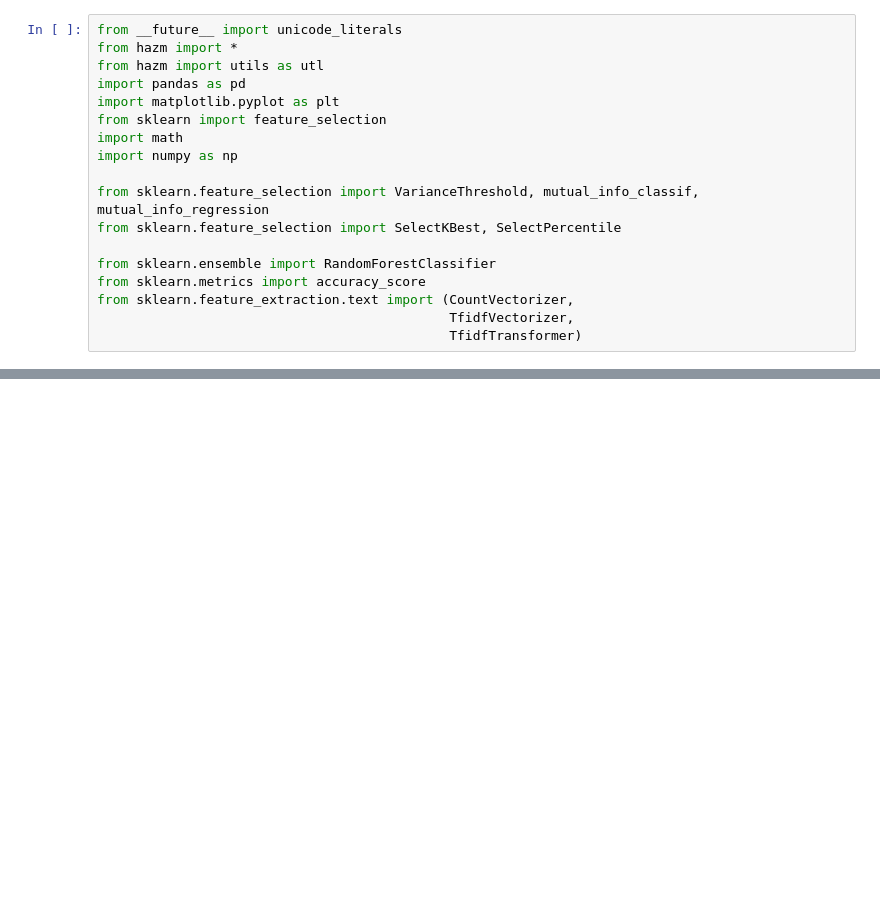
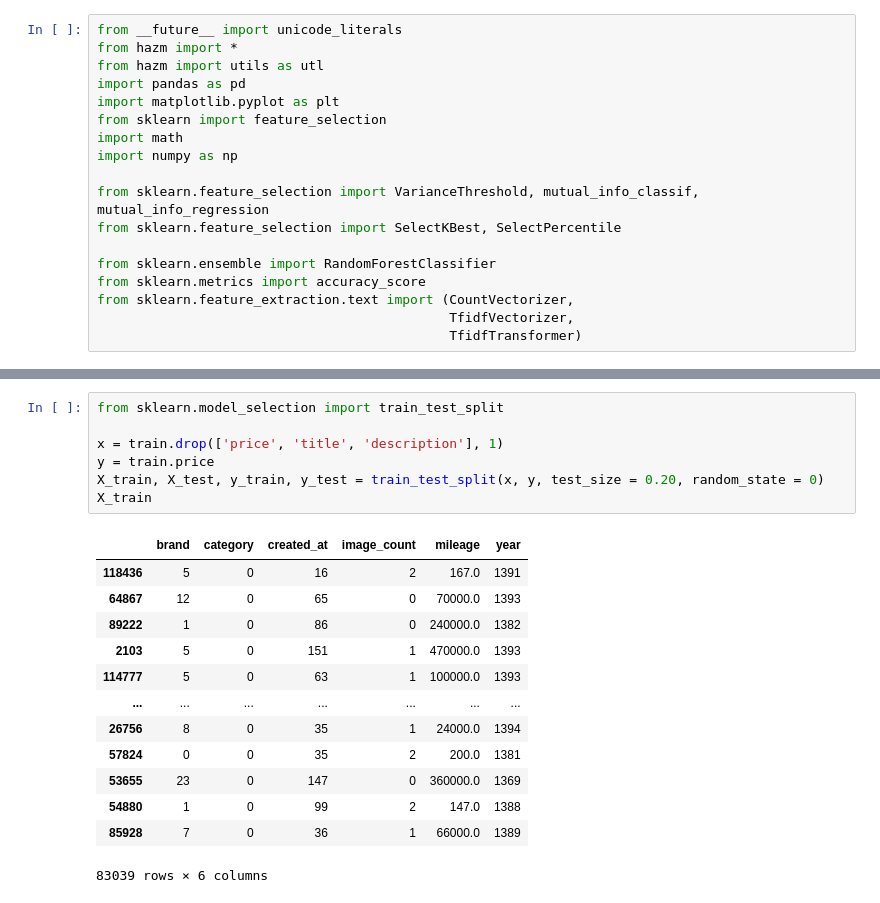
Before and after one commit to alirezasalamat/AI-CarPricePrediction, a Jupyter notebook: CarPricePrediction.ipynb, the cells around one changed output, grey strips where cells are left out. Saved outputs shown, nothing was run; the diff lists cells and outputs as text; blank space fills up the shorter version.

```diff
--- a/CarPricePrediction.ipynb
+++ b/CarPricePrediction.ipynb
@@ -63,0 +124,21 @@ train['brand'] = train['brand'].replace(brand_dict)
+# %%
+from sklearn.model_selection import train_test_split
+
+x = train.drop(['price', 'title', 'description'], 1)
+y = train.price
+X_train, X_test, y_train, y_test = train_test_split(x, y, test_size = 0.20, random_state = 0)
+X_train
+# %% [output]
+|  | brand | category | created_at | image_count | mileage | year |
+| 118436 | 5 | 0 | 16 | 2 | 167.0 | 1391 |
+| 64867 | 12 | 0 | 65 | 0 | 70000.0 | 1393 |
+| 89222 | 1 | 0 | 86 | 0 | 240000.0 | 1382 |
+| 2103 | 5 | 0 | 151 | 1 | 470000.0 | 1393 |
+| 114777 | 5 | 0 | 63 | 1 | 100000.0 | 1393 |
+| ... | ... | ... | ... | ... | ... | ... |
+| 26756 | 8 | 0 | 35 | 1 | 24000.0 | 1394 |
+| 57824 | 0 | 0 | 35 | 2 | 200.0 | 1381 |
+| 53655 | 23 | 0 | 147 | 0 | 360000.0 | 1369 |
+| 54880 | 1 | 0 | 99 | 2 | 147.0 | 1388 |
+| 85928 | 7 | 0 | 36 | 1 | 66000.0 | 1389 |
+83039 rows × 6 columns
```
Also changed, not shown: parts of 44 cells of this notebook.
